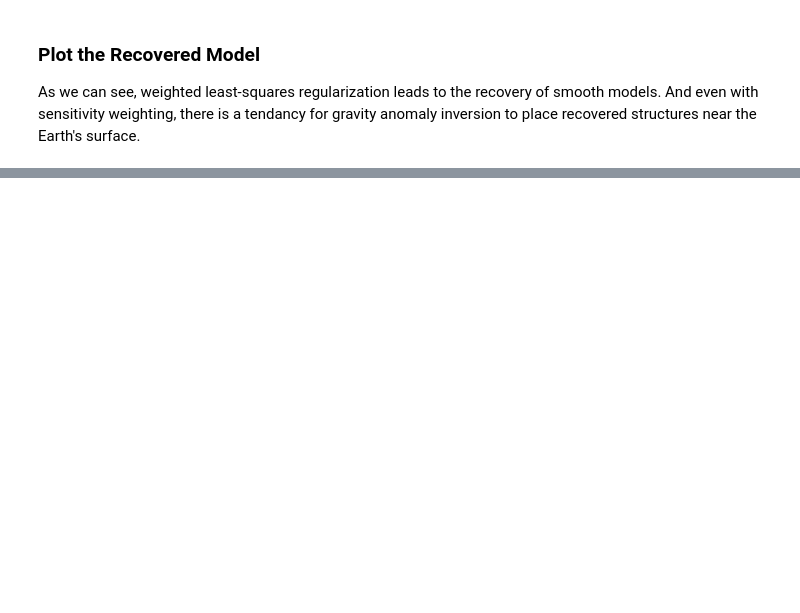
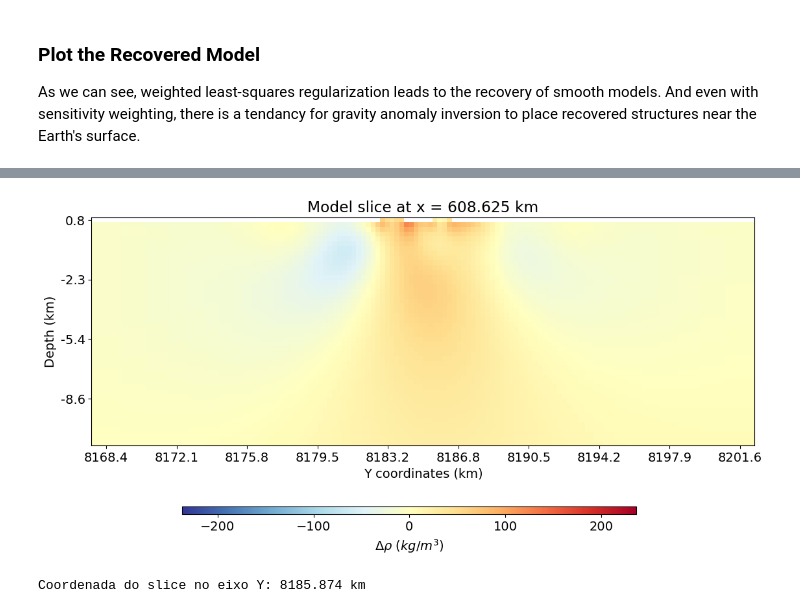
Before and after one commit to Souza-junior/Gravity_CS, a Jupyter notebook: code/CS_inversion.ipynb, the cells around one changed output, grey strips where cells are left out. Cells and saved outputs as stored; diff of their text form; code cells hidden in the pictures; blank space fills up the shorter version.

```diff
--- a/code/CS_inversion.ipynb
+++ b/code/CS_inversion.ipynb
@@ -478,0 +506,58 @@ Prior to performing the IRLS inversion, we decrease the uncertainties at the loc
+# %%
+fig = plt.figure(figsize=(14, 6))
+ax1 = fig.add_axes([0.1, 0.1, 0.73, 0.8])
+
+scale = np.max(abs(recovered_tensor_model))*1000
+norm = mpl.colors.Normalize(
+    vmin=-scale, vmax=scale
+)
+tensor_mesh.plot_slice(
+    tensor_plotting_map * recovered_tensor_model *-1000,
+    normal="X",
+    ax=ax1,
+    # ind=int(tensor_mesh.shape_cells[0] / 2),
+    ind=41,
+    grid=False,
+    # pcolor_opts={"cmap": mpl.cm.RdYlBu_r, "norm": norm},
+    pcolor_opts={"cmap": mpl.cm.RdYlBu_r, "norm": norm},
+
+)
+ax1.set_title(f"Model slice at x = {coord_x} km")
+
+
+# Definir os limites dos eixos com base no modelo
+x_min, x_max = tensor_mesh.cell_centers_y.min(), tensor_mesh.cell_centers_y.max()
+y_min, y_max = tensor_mesh.cell_centers_z.min(), tensor_mesh.cell_centers_z.max()  # Assumindo profundidade no eixo Z
+
+# Criar os ticks dentro dos limites do modelo
+x_ticks = np.linspace(x_min, x_max, num=10)  # Ajuste 'num' conforme necessário
+y_ticks = np.linspace(y_min, y_max, num=10)
+
+# Ajustar os ticks e rótulos no formato de km
+ax1.set_xticks(x_ticks)
+ax1.set_xticklabels([f"{tick / 1000:.1f}" for tick in x_ticks])
+ax1.set_yticks(y_ticks)
+ax1.set_yticklabels([f"{tick / 1000:.1f}" for tick in y_ticks])
+
+ax1.set_aspect('equal')
+ax1.set_ylim(-11000, 926)
+
+ax1.set_xlabel("Y coordinates (km)")
+ax1.set_ylabel("Depth (km)")
+
+
+# ax2 = fig.add_axes([0.85, 0.1, 0.03, 0.8])
+ax2 = fig.add_axes([0.2, 0.03, 0.5, 0.02])
+cbar = mpl.colorbar.ColorbarBase(
+    ax2, norm=norm, orientation="horizontal", cmap=mpl.cm.RdYlBu_r #cmap=mpl.cm.RdYlBu_r
+)
+cbar.set_label(r"$\Delta \rho~(kg/m^3$)", rotation=0, labelpad=5, size=14)
+plt.show()
+# %% [output]
+[figure, added]
+# %%
+# Plot Recovered Model
+coord_y = int(tensor_mesh.cell_centers_y[46])/1000
+print(f"Coordenada do slice no eixo Y: {coord_y} km")
+# %% [output]
+Coordenada do slice no eixo Y: 8185.874 km
```
Also changed, not shown: parts of 51 cells of this notebook, 7 other files.
